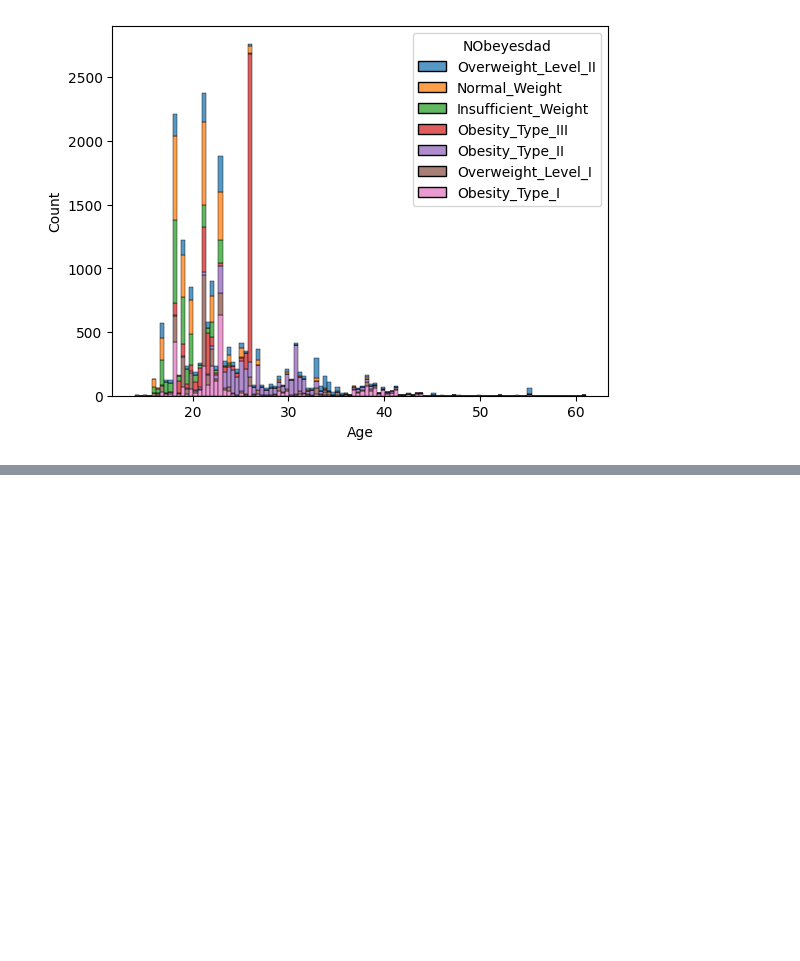
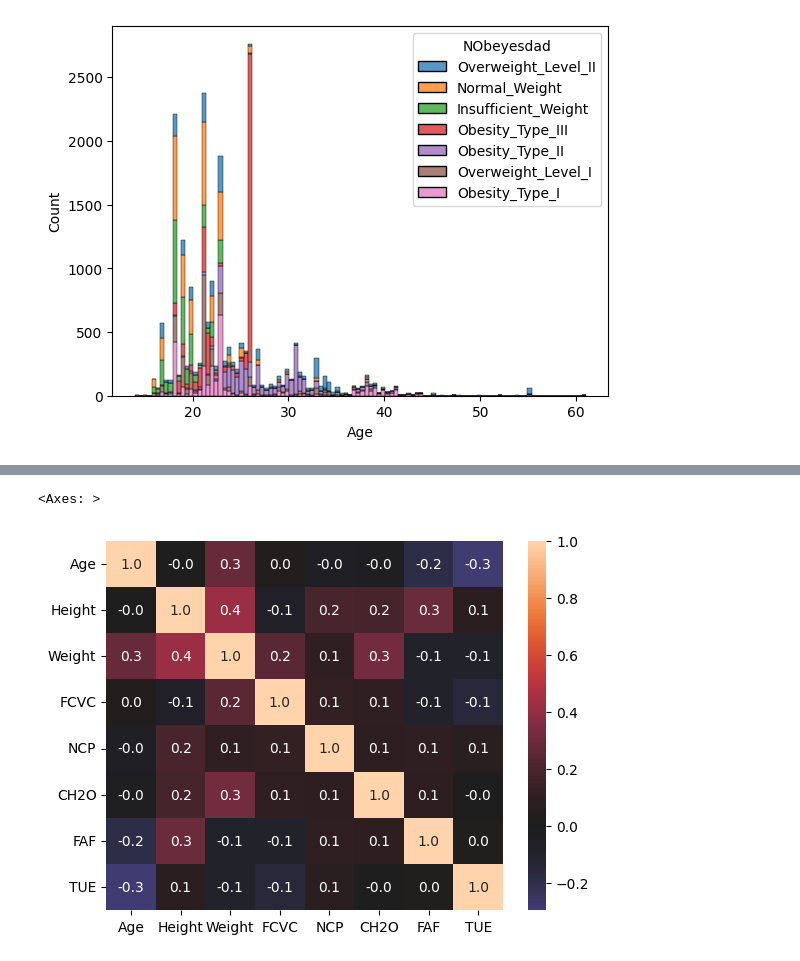
Before and after one commit to UbaleSachin/Obesity-Risk-, a Jupyter notebook: notebook/EDA.ipynb, the cells around one changed output, grey strips where cells are left out. Drawn from its saved outputs; the diff is of its cells as text; code cells hidden in the pictures; blank space fills up the shorter version.

```diff
--- a/notebook/EDA.ipynb
+++ b/notebook/EDA.ipynb
@@ -192,0 +220,2 @@ sns.histplot(df, x=df['Age'],hue=df['NObeyesdad'], multiple='stack' )
+# %%
+num_features = df.select_dtypes(include=float).corr()
@@ -192,0 +234,5 @@ sns.histplot(df, x=df['Age'],hue=df['NObeyesdad'], multiple='stack' )
+# %%
+sns.heatmap(num_features, center=0, annot=True, fmt='.1f')
+# %% [output]
+<Axes: >
+[figure, added]
```
Also changed, not shown: parts of 8 cells of this notebook, 22 other files.
